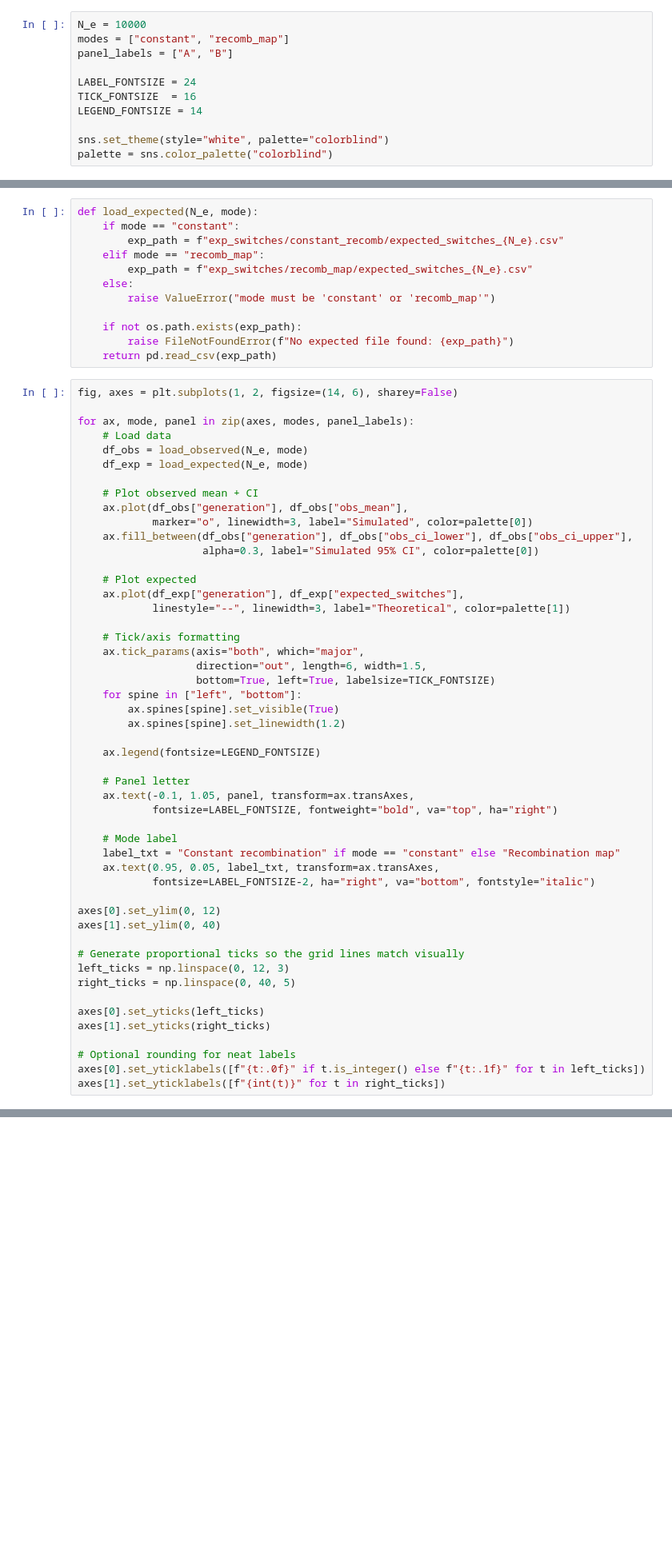
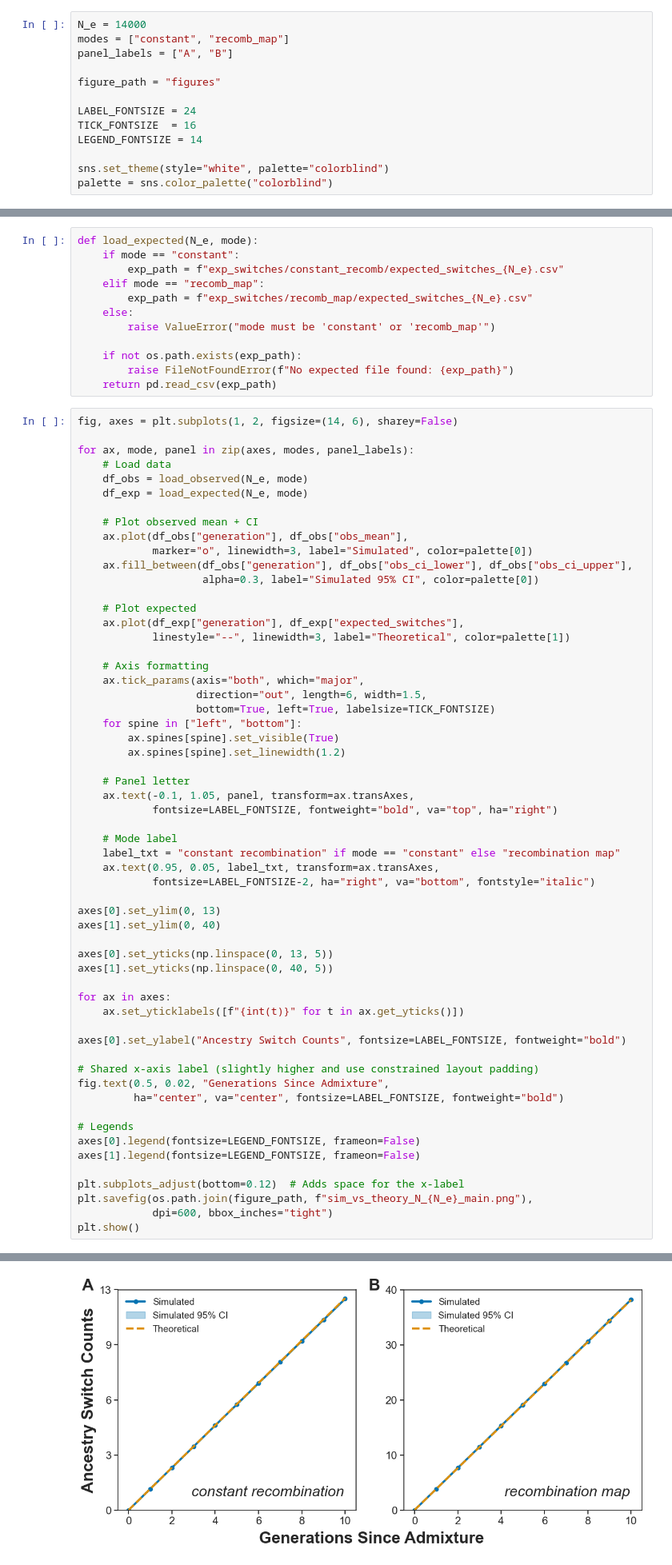
Before and after one commit to ShirNat/Quantifying-cumulative-ancestry-switches-in-an-admixed-genome, a Jupyter notebook: TraceAdmix/simulations/main_switches_constant_recomb_map.ipynb, the cells around one changed output, grey strips where cells are left out. Shown at 80% size. Saved outputs shown, nothing was run; the diff lists cells and outputs as text; blank space fills up the shorter version.

```diff
--- a/TraceAdmix/simulations/main_switches_constant_recomb_map.ipynb
+++ b/TraceAdmix/simulations/main_switches_constant_recomb_map.ipynb
@@ -6,7 +7,9 @@ import matplotlib.pyplot as plt
 # %%
-N_e = 10000
+N_e = 14000
 modes = ["constant", "recomb_map"]
 panel_labels = ["A", "B"]
+
+figure_path = "figures"
 
 LABEL_FONTSIZE = 24
 TICK_FONTSIZE  = 16
@@ -56,7 +59,7 @@ for ax, mode, panel in zip(axes, modes, panel_labels):
     ax.plot(df_exp["generation"], df_exp["expected_switches"],
             linestyle="--", linewidth=3, label="Theoretical", color=palette[1])
 
-    # Tick/axis formatting
+    # Axis formatting
     ax.tick_params(axis="both", which="major",
                    direction="out", length=6, width=1.5,
                    bottom=True, left=True, labelsize=TICK_FONTSIZE)
@@ -64,28 +67,36 @@ for ax, mode, panel in zip(axes, modes, panel_labels):
         ax.spines[spine].set_visible(True)
         ax.spines[spine].set_linewidth(1.2)
 
-    ax.legend(fontsize=LEGEND_FONTSIZE)
-
     # Panel letter
     ax.text(-0.1, 1.05, panel, transform=ax.transAxes,
             fontsize=LABEL_FONTSIZE, fontweight="bold", va="top", ha="right")
 
     # Mode label
-    label_txt = "Constant recombination" if mode == "constant" else "Recombination map"
+    label_txt = "constant recombination" if mode == "constant" else "recombination map"
     ax.text(0.95, 0.05, label_txt, transform=ax.transAxes,
             fontsize=LABEL_FONTSIZE-2, ha="right", va="bottom", fontstyle="italic")
 
-axes[0].set_ylim(0, 12)
+axes[0].set_ylim(0, 13)
 axes[1].set_ylim(0, 40)
 
-# Generate proportional ticks so the grid lines match visually
-left_ticks = np.linspace(0, 12, 3)
-right_ticks = np.linspace(0, 40, 5)
+axes[0].set_yticks(np.linspace(0, 13, 5))
+axes[1].set_yticks(np.linspace(0, 40, 5))
 
-axes[0].set_yticks(left_ticks)
-axes[1].set_yticks(right_ticks)
+for ax in axes:
+    ax.set_yticklabels([f"{int(t)}" for t in ax.get_yticks()])
 
-# Optional rounding for neat labels
-axes[0].set_yticklabels([f"{t:.0f}" if t.is_integer() else f"{t:.1f}" for t in left_ticks])
-axes[1].set_yticklabels([f"{int(t)}" for t in right_ticks])
+axes[0].set_ylabel("Ancestry Switch Counts", fontsize=LABEL_FONTSIZE, fontweight="bold")
+
+# Shared x-axis label (slightly higher and use constrained layout padding)
+fig.text(0.5, 0.02, "Generations Since Admixture",
+         ha="center", va="center", fontsize=LABEL_FONTSIZE, fontweight="bold")
+
+# Legends
+axes[0].legend(fontsize=LEGEND_FONTSIZE, frameon=False)
+axes[1].legend(fontsize=LEGEND_FONTSIZE, frameon=False)
+
+plt.subplots_adjust(bottom=0.12)  # Adds space for the x-label
+plt.savefig(os.path.join(figure_path, f"sim_vs_theory_N_{N_e}_main.png"),
+            dpi=600, bbox_inches="tight")
+plt.show()
 # %% [output]
@@ -96,0 +103 @@ axes[1].set_yticklabels([f"{int(t)}" for t in right_ticks])
+[figure, added]
```
Also changed, not shown: parts of 2 cells of this notebook, 1 other file.
